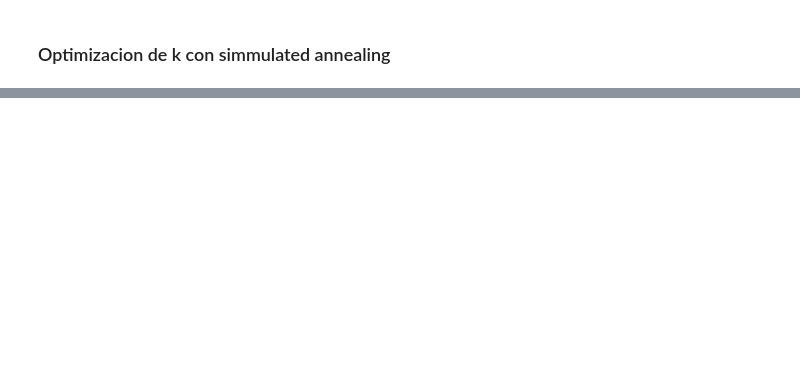
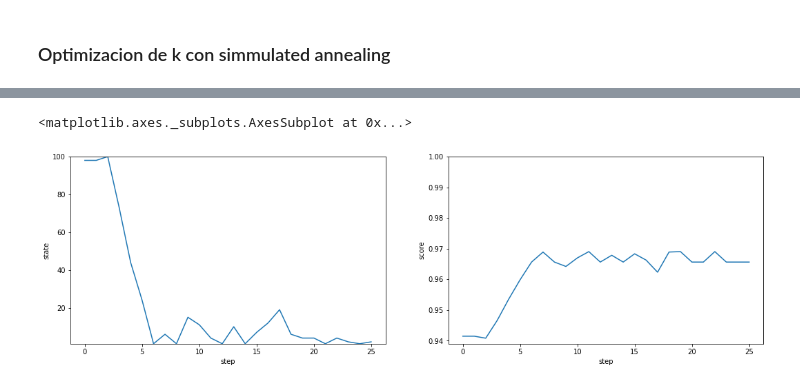
Before and after one commit to mnPanic/metnum-tp2, a Jupyter notebook: notebooks/knn_optimization.ipynb, the cells around one changed output, grey strips where cells are left out. Cells and saved outputs as stored; diff of their text form; code cells hidden in the pictures; blank space fills up the shorter version.

```diff
--- a/notebooks/knn_optimization.ipynb
+++ b/notebooks/knn_optimization.ipynb
@@ -134,11 +153,14 @@ df = pd.DataFrame(history, columns=["step", "state", "score", "best"])
 # %%
 import seaborn as sns
 import matplotlib.pyplot as plt
 fig, (ax_state, ax_score) = plt.subplots(1, 2, figsize=(18, 5))
-ax_score.set_ylim(0, 1)
+ax_score.set_ylim(0.939, 1)
 ax_state.set_ylim(k_range)
 sns.lineplot(data=df, x="step", y="state", ax=ax_state)
 sns.lineplot(data=df, x="step", y="score", ax=ax_score)
+# %% [output]
+<matplotlib.axes._subplots.AxesSubplot at 0x...>
+[figure, added]
 # %%
 import seaborn as sns
 sns.set(style="whitegrid")
```
Also changed, not shown: parts of 5 cells of this notebook, 1 other file.
